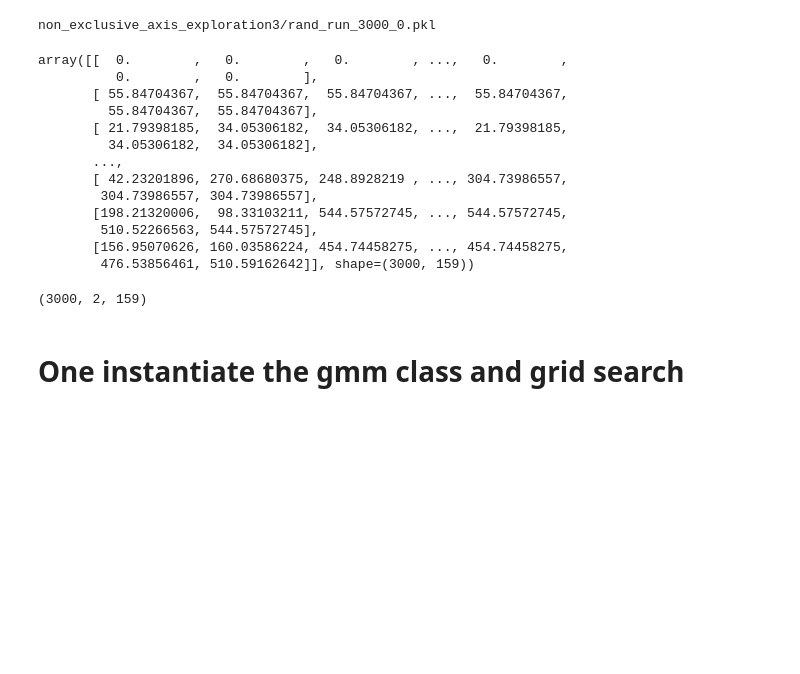
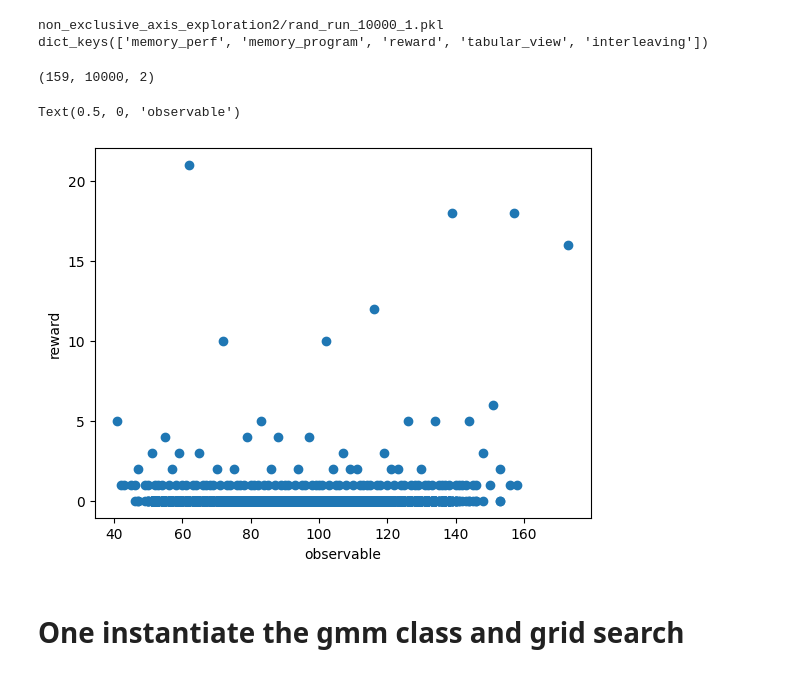
Before and after one commit to Ludoviccccc/ExplorationSimu3, a Jupyter notebook: test_gaussian_mixture.ipynb, the cells around one changed output. Cells and saved outputs as stored; diff of their text form; code cells hidden in the pictures; blank space fills up the shorter version.

```diff
--- a/test_gaussian_mixture.ipynb
+++ b/test_gaussian_mixture.ipynb
@@ -16,28 +17,14 @@ def load(name):
     return contentbis
 
 
-N = 3000
-folder = 'non_exclusive_axis_exploration3'
+N = 10000
+folder = 'non_exclusive_axis_exploration2'
 name = f'{folder}/rand_run_{N}'
 content_rand = load(name)
+print(content_rand.keys())
 # %% [output]
-non_exclusive_axis_exploration3/rand_run_3000_0.pkl
+non_exclusive_axis_exploration2/rand_run_10000_1.pkl
+dict_keys(['memory_perf', 'memory_program', 'reward', 'tabular_view', 'interleaving'])
-# %%
-content_rand['reward']
-# %% [output]
-array([[  0.        ,   0.        ,   0.        , ...,   0.        ,
-          0.        ,   0.        ],
-       [ 55.84704367,  55.84704367,  55.84704367, ...,  55.84704367,
-         55.84704367,  55.84704367],
-       [ 21.79398185,  34.05306182,  34.05306182, ...,  21.79398185,
-         34.05306182,  34.05306182],
-       ...,
-       [ 42.23201896, 270.68680375, 248.8928219 , ..., 304.73986557,
-        304.73986557, 304.73986557],
-       [198.21320006,  98.33103211, 544.57572745, ..., 544.57572745,
-        510.52266563, 544.57572745],
-       [156.95070626, 160.03586224, 454.74458275, ..., 454.74458275,
-        476.53856461, 510.59162642]], shape=(3000, 159))
 # %%
 def content_o_alp_space(content):
     NN,F = content['tabular_view'].shape
@@ -45,8 +32,17 @@ def content_o_alp_space(content):
 # %%
-o_alp_space = content_o_alp_space(content_rand)
-print(o_alp_space.shape)
+content_rewarf
 # %% [output]
-(3000, 2, 159)
+(159, 10000, 2)
+# %%
+N = 10000
+j = 1
+plt.figure()
+plt.scatter(o_alp_space[j,:N,0],o_alp_space[j,:N,1])
+plt.ylabel('reward')
+plt.xlabel('observable')
+# %% [output]
+Text(0.5, 0, 'observable')
+[figure, added]
 # %%
 from sklearn.mixture import GaussianMixture
 from sklearn.model_selection import GridSearchCV
```
Also changed, not shown: parts of 15 cells of this notebook, 38 other files.
